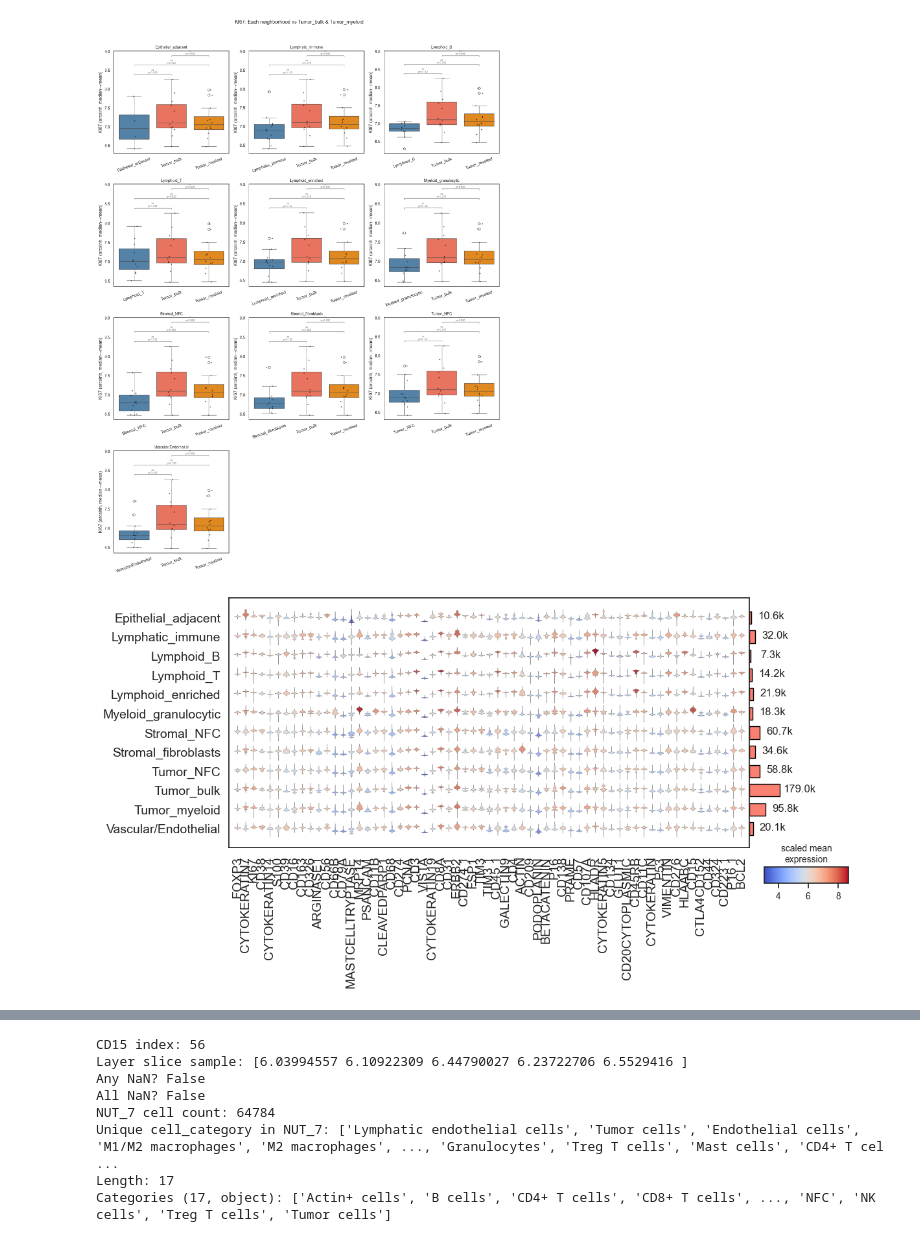
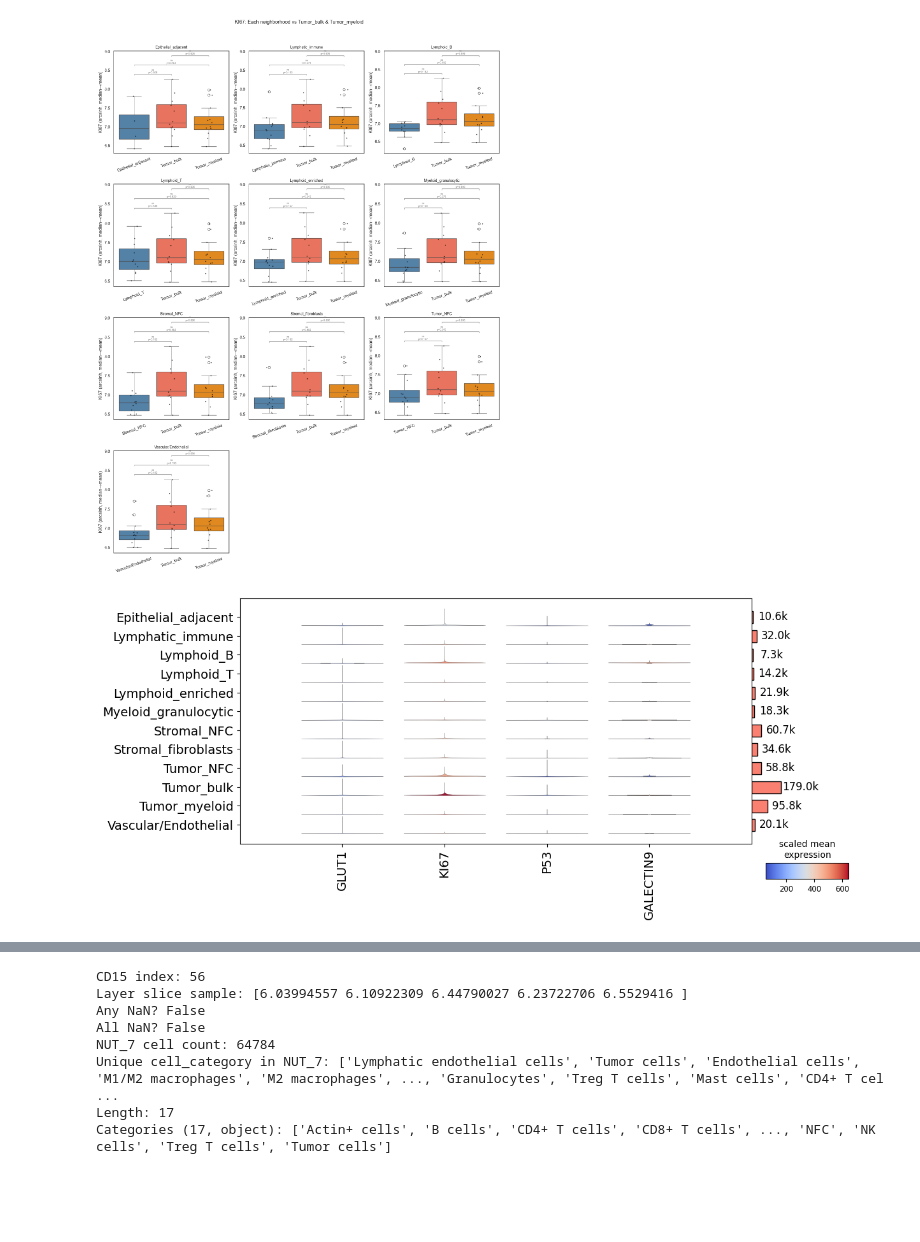
Before and after one commit to SchapiroLabor/NUT_spatial, a Jupyter notebook: niches_clustering/niche_clustering.ipynb, the cells around one changed output, grey strips where cells are left out. Drawn from its saved outputs; the diff is of its cells as text; code cells hidden in the pictures; blank space fills up the shorter version.

Commit message:
changed some of figure 3 plots

```diff
--- a/niches_clustering/niche_clustering.ipynb
+++ b/niches_clustering/niche_clustering.ipynb
@@ -409,27 +487,29 @@ Passing `palette` without assigning `hue` is deprecated and will be removed in v
 
 Passing `palette` without assigning `hue` is deprecated and will be removed in v0.14.0. Assign the `x` variable to `hue` and set `legend=False` for the same effect.
 [figure]
+# %%
+test = ["GLUT1", "KI67", "P53", "GALECTIN9"]
 # %%
-plot = sc.pl.stacked_violin(adata_unified, adata_unified.var_names, groupby='neighborhood', cmap='coolwarm', use_raw=False, density_norm='area', figsize=(13, 5), return_fig=True)
+plot = sc.pl.stacked_violin(adata_unified, test, groupby='neighborhood', cmap='coolwarm', use_raw=False, density_norm='area', figsize=(13, 5), return_fig=True)
 plot.add_totals()
 axes = plot.get_axes()
 ax = axes['mainplot_ax']
 ax.set_yticklabels(ax.get_yticklabels(), fontsize=14)
 ax.set_xticklabels(ax.get_xticklabels(), fontsize=14)
 group_ax = axes['group_extra_ax']
 for text in group_ax.texts:
     text.set_fontsize(12)
     current_pos = text.get_position()
     text.set_position((current_pos[0] + 12, current_pos[1]+4))
 cax = axes['color_legend_ax']
 cax.set_title('scaled mean\nexpression', fontsize=10)
 cax.set_position([0.76, 0, 0.1, 0.05])
 fig = axes['mainplot_ax'].figure
-fig.savefig(os.path.join("/Users/jawadalaaedeen/Desktop/", 'stacked_violin.pdf'),
-            dpi=300,
-            bbox_inches='tight')
+# fig.savefig(os.path.join("/Users/jawadalaaedeen/Desktop/", 'stacked_violin.pdf'),
+#             dpi=300,
+#             bbox_inches='tight')
 # %% [output]
-[figure, old version]
+[figure, new version]
 # %%
 import pandas as pd
 import numpy as np
```
Also changed, not shown: parts of 4 cells of this notebook, 2 other files.
